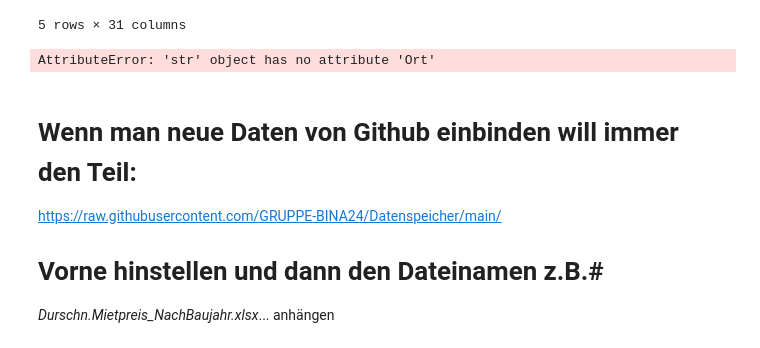
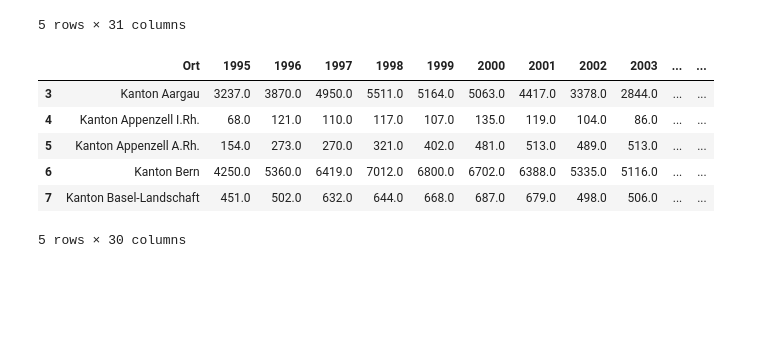
Before and after one commit to GRUPPE-BINA24/Datenspeicher, a Jupyter notebook: Kopie_von_Semesterarbeit_BINA.ipynb, the cells around one changed output. Drawn from its saved outputs; the diff is of its cells as text; code cells hidden in the pictures; blank space fills up the shorter version.

```diff
--- a/Kopie_von_Semesterarbeit_BINA.ipynb
+++ b/Kopie_von_Semesterarbeit_BINA.ipynb
@@ -95,15 +90,15 @@ df.head()
 | 6 | BE | Kanton Bern | 4250.0 | 5360.0 | 6419.0 | 7012.0 | 6800.0 | 6702.0 | 6388.0 | 5335.0 | ... |
 | 7 | BL | Kanton Basel-Landschaft | 451.0 | 502.0 | 632.0 | 644.0 | 668.0 | 687.0 | 679.0 | 498.0 | ... |
 5 rows × 31 columns
-# %%
-import pandas as pd
-import matplotlib.pyplot as plt
-
-plt.plot('https://raw.githubusercontent.com/SebastianMoos/BINAWALD/main/Leerstehende_Wohnungen_Kantone.csv'.Ort)
-# %% [output]
-AttributeError: 'str' object has no attribute 'Ort'
-# %% [markdown]
-# Wenn man neue Daten von Github einbinden will immer den Teil:
-https://raw.githubusercontent.com/GRUPPE-BINA24/Datenspeicher/main/
-# Vorne hinstellen und dann den Dateinamen z.B.#
-*Durschn.Mietpreis_NachBaujahr.xlsx*... anhängen
+# %%
+# Spalte Gemeindenummer entfernen
+dataLeerstehend = dataLeerstehend.drop(['Gemeindenummer'], axis = 1)
+dataLeerstehend.head()
+# %% [output]
+|  | Ort | 1995 | 1996 | 1997 | 1998 | 1999 | 2000 | 2001 | 2002 | 2003 | ... | ... |
+| 3 | Kanton Aargau | 3237.0 | 3870.0 | 4950.0 | 5511.0 | 5164.0 | 5063.0 | 4417.0 | 3378.0 | 2844.0 | ... | ... |
+| 4 | Kanton Appenzell I.Rh. | 68.0 | 121.0 | 110.0 | 117.0 | 107.0 | 135.0 | 119.0 | 104.0 | 86.0 | ... | ... |
+| 5 | Kanton Appenzell A.Rh. | 154.0 | 273.0 | 270.0 | 321.0 | 402.0 | 481.0 | 513.0 | 489.0 | 513.0 | ... | ... |
+| 6 | Kanton Bern | 4250.0 | 5360.0 | 6419.0 | 7012.0 | 6800.0 | 6702.0 | 6388.0 | 5335.0 | 5116.0 | ... | ... |
+| 7 | Kanton Basel-Landschaft | 451.0 | 502.0 | 632.0 | 644.0 | 668.0 | 687.0 | 679.0 | 498.0 | 506.0 | ... | ... |
+5 rows × 30 columns
```
Also changed, not shown: parts of 12 cells of this notebook.
